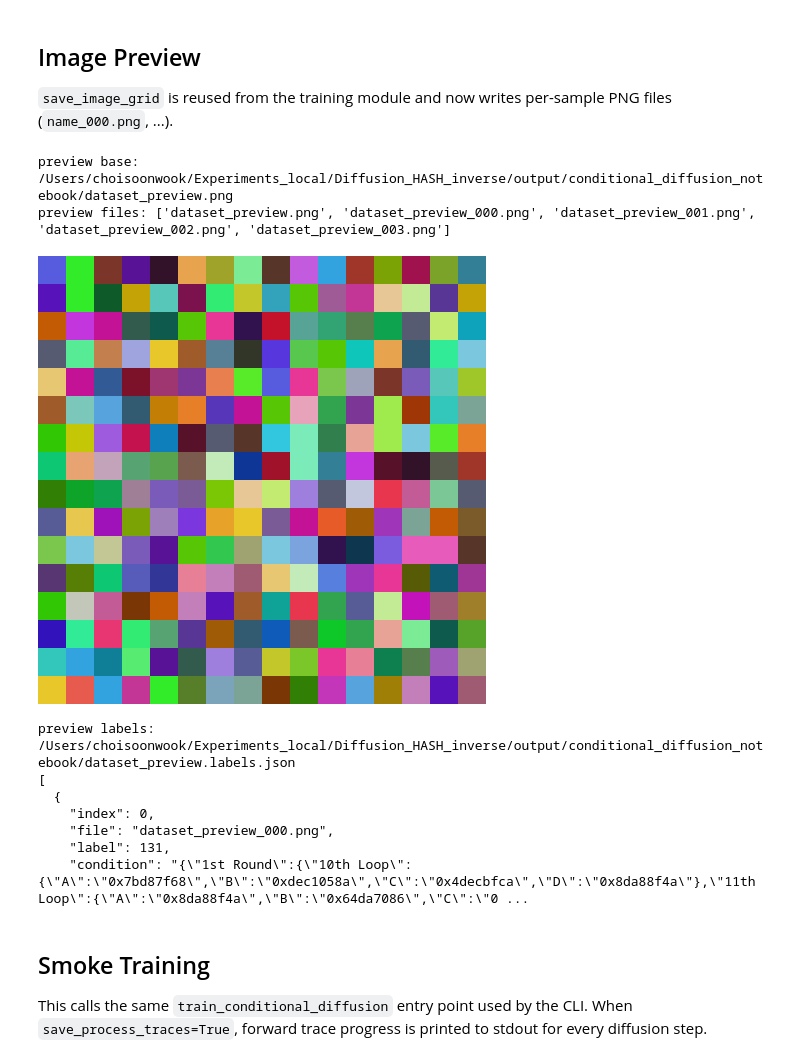
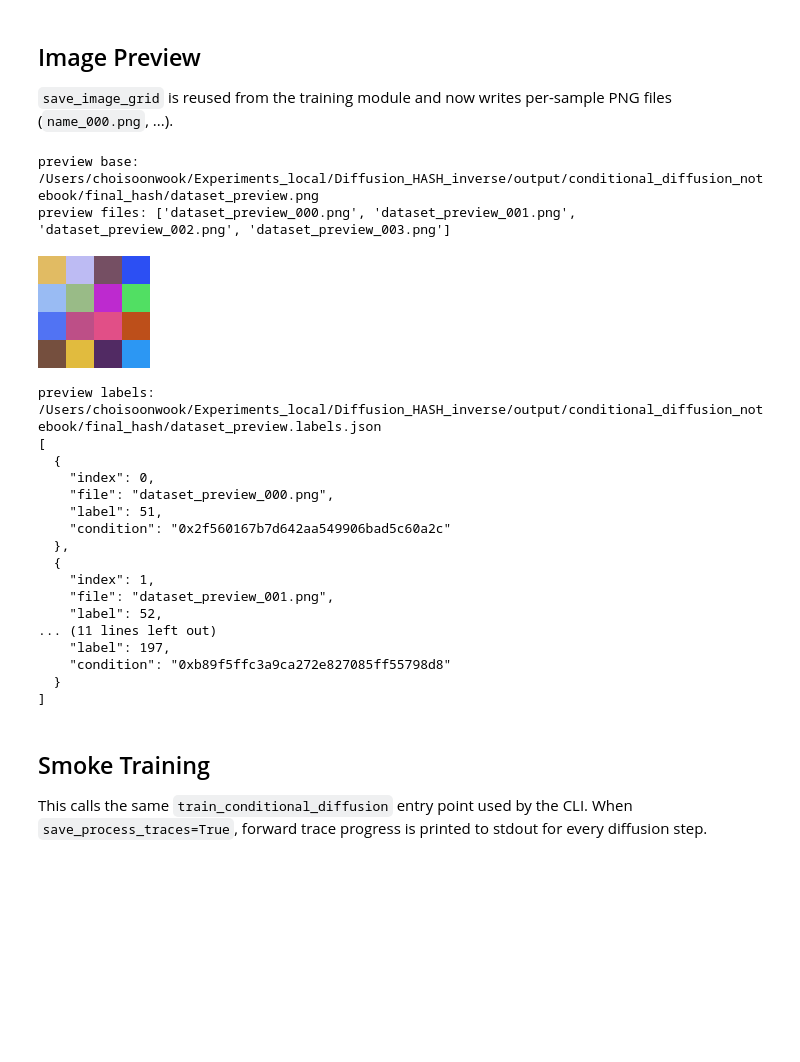
Before and after one commit to alphaka27/Diffusion_HASH_inverse, a Jupyter notebook: notebooks/conditional_diffusion.ipynb, the cells around one changed output. Cells and saved outputs as stored; diff of their text form; code cells hidden in the pictures; blank space fills up the shorter version.

```diff
--- a/notebooks/conditional_diffusion.ipynb
+++ b/notebooks/conditional_diffusion.ipynb
@@ -55,7 +56,14 @@ output_cfg = OutputConfig()
 
 DATA_ROOT = output_cfg.data_dir / "images"
 JSON_ROOT = output_cfg.output_dir / "json"
-NOTEBOOK_OUTPUT_DIR = output_cfg.output_dir / "conditional_diffusion_notebook"
+LABEL_SOURCE = "final-hash"  # use "step4" for the existing Logs/4th Step label model
+LABEL_RUN_NAME = LABEL_SOURCE.replace("-", "_")
+NOTEBOOK_OUTPUT_DIR = output_cfg.output_dir / "conditional_diffusion_notebook" / LABEL_RUN_NAME
+FULL_OUTPUT_ROOT = output_cfg.output_dir / (
+    "conditional_diffusion_final_hash"
+    if LABEL_SOURCE == "final-hash"
+    else "conditional_diffusion"
+)
 
 assert DATA_ROOT.exists(), DATA_ROOT
 assert JSON_ROOT.exists(), JSON_ROOT
@@ -64,7 +72,9 @@ NOTEBOOK_OUTPUT_DIR.mkdir(parents=True, exist_ok=True)
 print(output_cfg)
 print("Image root:", DATA_ROOT)
 print("JSON root:", JSON_ROOT)
+print("Label source:", LABEL_SOURCE)
 print("Notebook output:", NOTEBOOK_OUTPUT_DIR)
+print("Full training output root:", FULL_OUTPUT_ROOT)
 # %% [output]
 OutputConfig
   Root Directory: /Users/choisoonwook/Experiments_local/Diffusion_HASH_inverse,
@@ -92,6 +104,7 @@ smoke_config = ConditionalDiffusionTrainConfig(
     image_size=32,
     channels=3,
     fit_mode="height-flatten",
+    label_source=LABEL_SOURCE,
     max_images=256,
     batch_size=8,
     train_steps=3,
@@ -142,13 +155,17 @@ def dataset_from_config(config: ConditionalDiffusionTrainConfig) -> GeneratedIma
         image_size=config.image_size,
         channels=config.channels,
         fit_mode=config.fit_mode,
+        label_source=config.label_source,
         max_images=config.max_images,
+        use_loop_images=config.use_loop_images,
+        max_loop_count=config.max_loop_count,
     )
 
 
 dataset = dataset_from_config(smoke_config)
 print("dataset size:", len(dataset))
 print("num conditions:", dataset.num_conditions)
+print("label source:", dataset.label_source)
 
 for sample in dataset.samples[:10]:
     relative_path = sample.path.relative_to(smoke_config.data_root)
@@ -178,44 +196,54 @@ def save_dataset_preview(
     count: int = 8,
 ) -> tuple[Path, list[Path], Path]:
     images = []
     labels = []
     for idx in range(min(count, len(dataset))):
-        image, label = dataset[idx]
+        image, label, _ = dataset[idx]
         images.append(image)
         labels.append(int(label))
 
     save_image_grid(
         torch.stack(images),
         torch.tensor(labels, dtype=torch.long),
         dataset.condition_names,
         output_path,
     )
     labels_path = output_path.with_suffix(".labels.json")
     saved_files = sorted(output_path.parent.glob(f"{output_path.stem}*.png"))
     return output_path, saved_files, labels_path
 
 
 preview_base, preview_files, preview_labels = save_dataset_preview(
     dataset,
     NOTEBOOK_OUTPUT_DIR / "dataset_preview.png",
     4,
 )
 print("preview base:", preview_base)
 print("preview files:", [path.name for path in preview_files])
 display(Image.open(preview_files[0]))
 print("preview labels:", preview_labels)
 print(preview_labels.read_text(encoding=output_cfg.encoding)[:600])
 # %% [output]
-preview base: /Users/choisoonwook/Experiments_local/Diffusion_HASH_inverse/output/conditional_diffusion_notebook/dataset_preview.png
-preview files: ['dataset_preview.png', 'dataset_preview_000.png', 'dataset_preview_001.png', 'dataset_preview_002.png', 'dataset_preview_003.png']
+preview base: /Users/choisoonwook/Experiments_local/Diffusion_HASH_inverse/output/conditional_diffusion_notebook/final_hash/dataset_preview.png
+preview files: ['dataset_preview_000.png', 'dataset_preview_001.png', 'dataset_preview_002.png', 'dataset_preview_003.png']
-[figure, old version]
+[figure, new version]
-preview labels: /Users/choisoonwook/Experiments_local/Diffusion_HASH_inverse/output/conditional_diffusion_notebook/dataset_preview.labels.json
+preview labels: /Users/choisoonwook/Experiments_local/Diffusion_HASH_inverse/output/conditional_diffusion_notebook/final_hash/dataset_preview.labels.json
 [
   {
     "index": 0,
     "file": "dataset_preview_000.png",
-    "label": 131,
-    "condition": "{\"1st Round\":{\"10th Loop\":{\"A\":\"0x7bd87f68\",\"B\":\"0xdec1058a\",\"C\":\"0x4decbfca\",\"D\":\"0x8da88f4a\"},\"11th Loop\":{\"A\":\"0x8da88f4a\",\"B\":\"0x64da7086\",\"C\":\"0 ...
+    "label": 51,
+    "condition": "0x2f560167b7d642aa549906bad5c60a2c"
+  },
+  {
+    "index": 1,
+    "file": "dataset_preview_001.png",
+    "label": 52,
+... (11 lines left out)
+    "label": 197,
+    "condition": "0xb89f5ffc3a9ca272e827085ff55798d8"
+  }
+]
 # %% [markdown]
 ## Smoke Training
 
```
Also changed, not shown: parts of 21 cells of this notebook, 12 other files.
